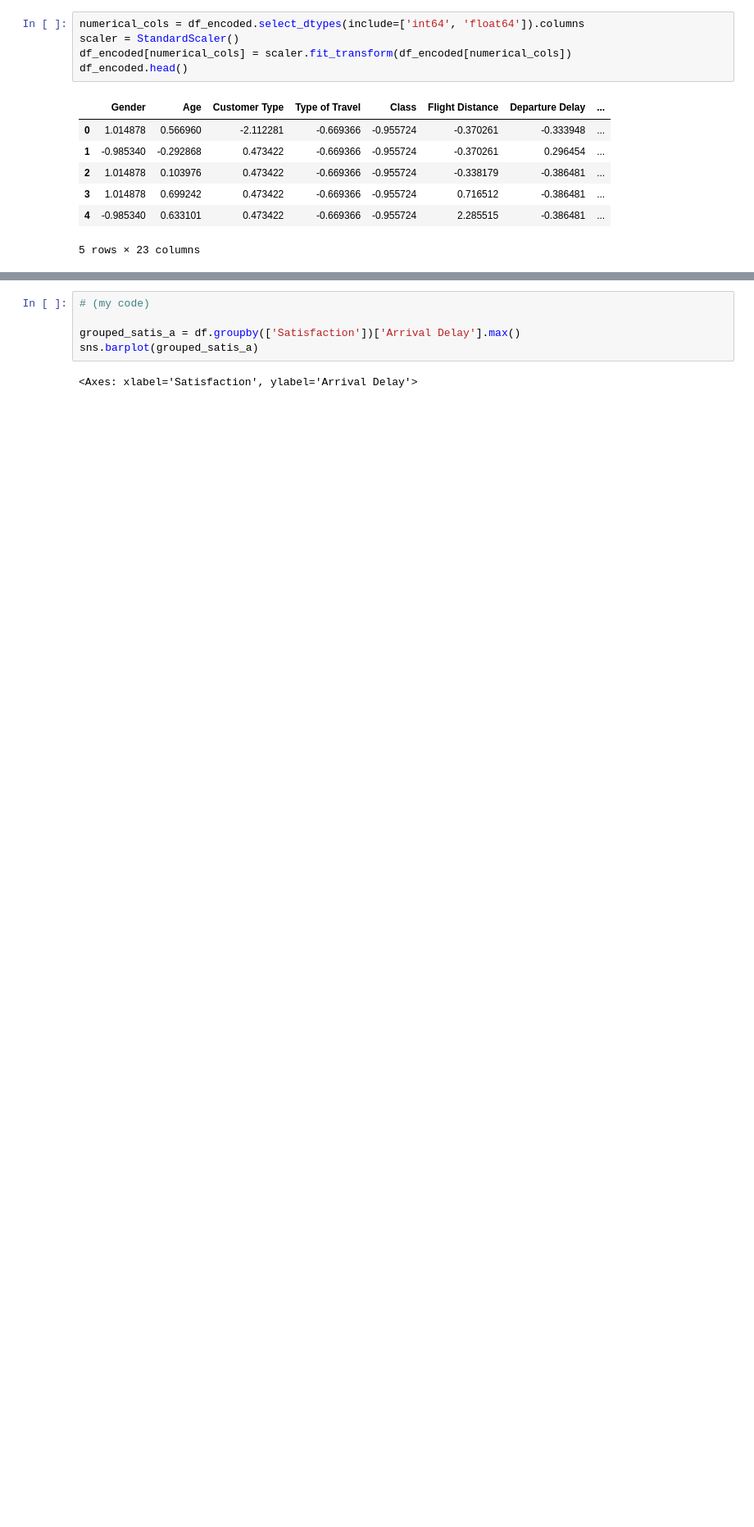
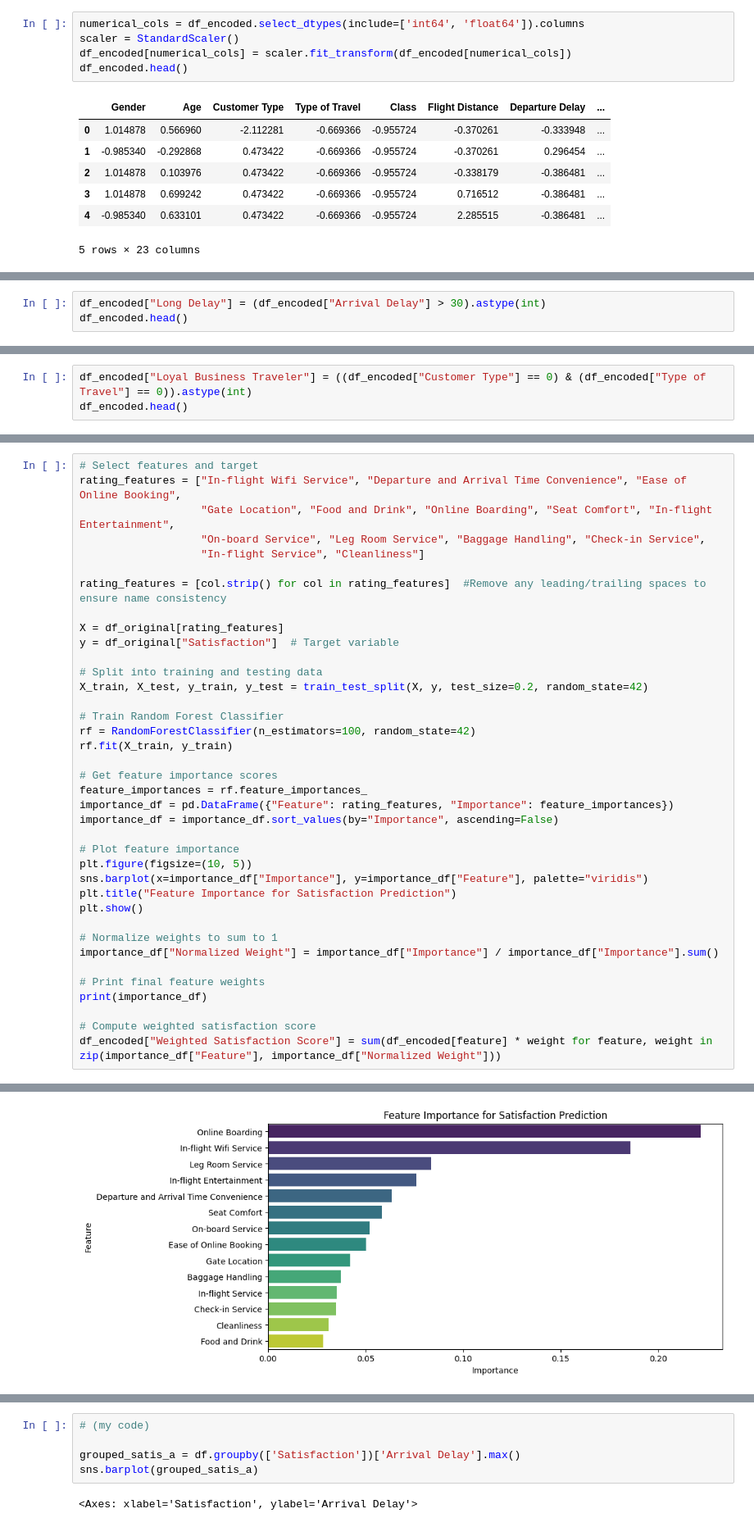
Before and after one commit to OCE1984/MScDataAnaltyicsPrinciples, a Jupyter notebook: DAP_Final_Assessment2.ipynb, the cells around one changed output, grey strips where cells are left out. Shown at 82% size. Drawn from its saved outputs; the diff is of its cells as text; blank space fills up the shorter version.

```diff
--- a/DAP_Final_Assessment2.ipynb
+++ b/DAP_Final_Assessment2.ipynb
@@ -231,0 +237,3 @@ sns.barplot(grouped_satis_d)
+# %%
+df_encoded["Long Delay"] = (df_encoded["Arrival Delay"] > 30).astype(int)
+df_encoded.head()
@@ -231,0 +248,3 @@ sns.barplot(grouped_satis_d)
+# %%
+df_encoded["Loyal Business Traveler"] = ((df_encoded["Customer Type"] == 0) & (df_encoded["Type of Travel"] == 0)).astype(int)
+df_encoded.head()
@@ -231,0 +270,39 @@ sns.barplot(grouped_satis_d)
+# %%
+# Select features and target
+rating_features = ["In-flight Wifi Service", "Departure and Arrival Time Convenience", "Ease of Online Booking",
+                   "Gate Location", "Food and Drink", "Online Boarding", "Seat Comfort", "In-flight Entertainment",
+                   "On-board Service", "Leg Room Service", "Baggage Handling", "Check-in Service",
+                   "In-flight Service", "Cleanliness"]
+
+rating_features = [col.strip() for col in rating_features]  #Remove any leading/trailing spaces to ensure name consistency
+
+X = df_original[rating_features]
+y = df_original["Satisfaction"]  # Target variable
+
+# Split into training and testing data
+X_train, X_test, y_train, y_test = train_test_split(X, y, test_size=0.2, random_state=42)
+
+# Train Random Forest Classifier
+rf = RandomForestClassifier(n_estimators=100, random_state=42)
+rf.fit(X_train, y_train)
+
+# Get feature importance scores
+feature_importances = rf.feature_importances_
+importance_df = pd.DataFrame({"Feature": rating_features, "Importance": feature_importances})
+importance_df = importance_df.sort_values(by="Importance", ascending=False)
+
+# Plot feature importance
+plt.figure(figsize=(10, 5))
+sns.barplot(x=importance_df["Importance"], y=importance_df["Feature"], palette="viridis")
+plt.title("Feature Importance for Satisfaction Prediction")
+plt.show()
+
+# Normalize weights to sum to 1
+importance_df["Normalized Weight"] = importance_df["Importance"] / importance_df["Importance"].sum()
+
+# Print final feature weights
+print(importance_df)
+
+# Compute weighted satisfaction score
+df_encoded["Weighted Satisfaction Score"] = sum(df_encoded[feature] * weight for feature, weight in zip(importance_df["Feature"], importance_df["Normalized Weight"]))
+# %% [output]
@@ -231,0 +312 @@ sns.barplot(grouped_satis_d)
+[figure, added]
```
Also changed, not shown: parts of 10 cells of this notebook.
